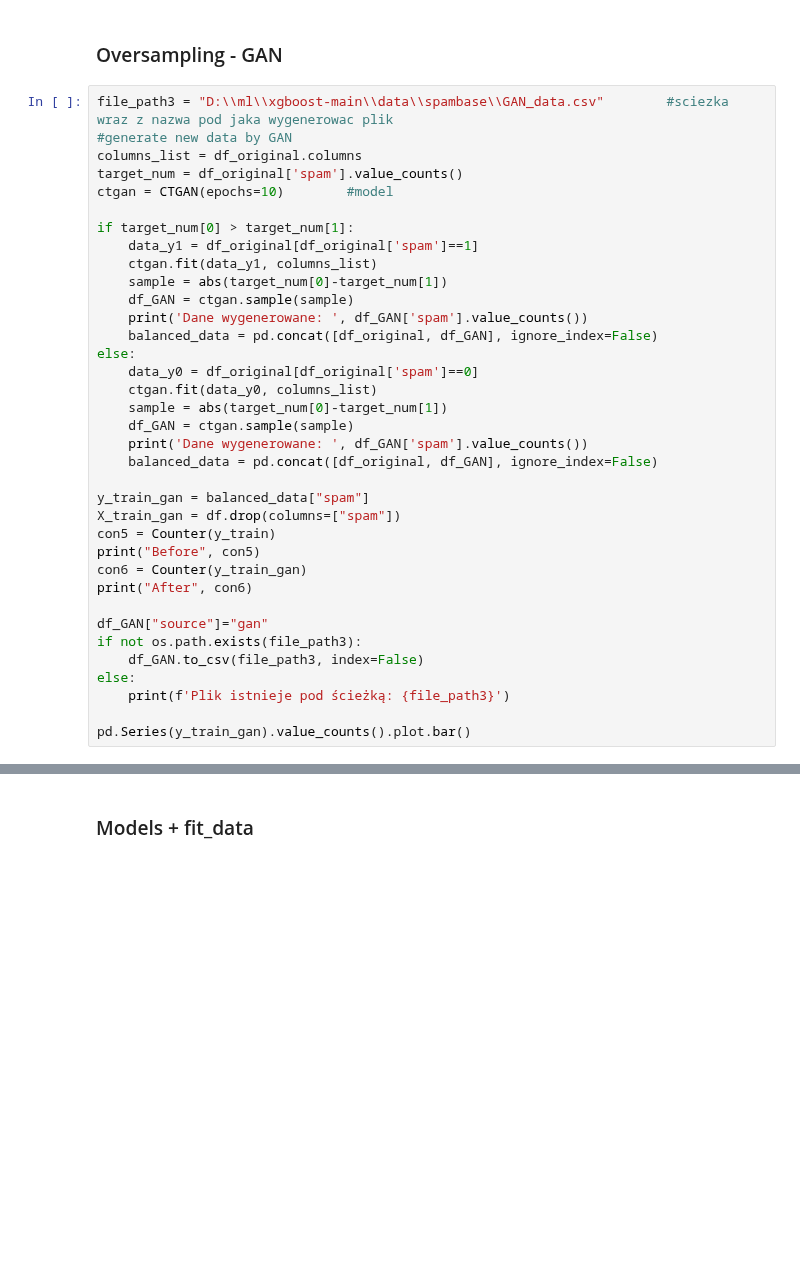
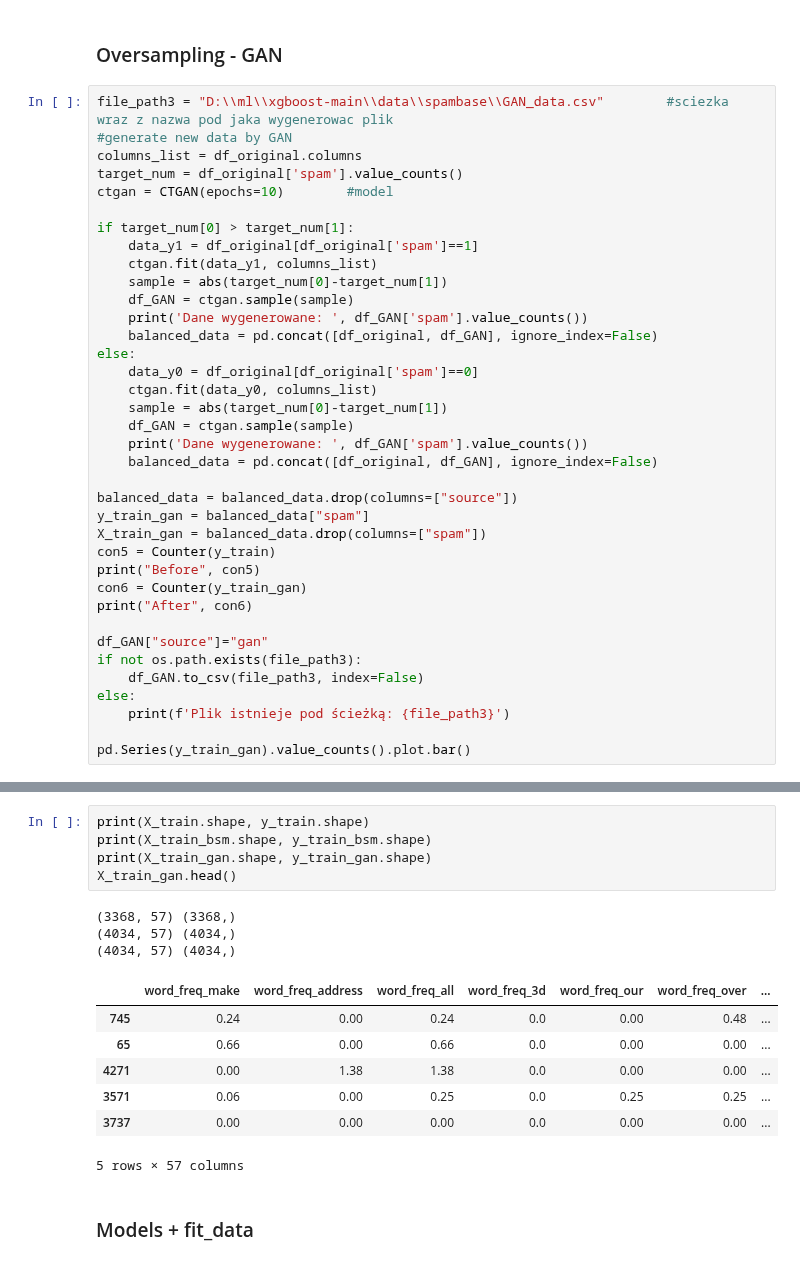
Before and after one commit to BeNNeTTcik/xgboost, a Jupyter notebook: notebooks/spam.ipynb, the cells around one changed output, grey strips where cells are left out. Drawn from its saved outputs; the diff is of its cells as text; blank space fills up the shorter version.

```diff
--- a/notebooks/spam.ipynb
+++ b/notebooks/spam.ipynb
@@ -161,8 +164,9 @@ else:
     print('Dane wygenerowane: ', df_GAN['spam'].value_counts())
     balanced_data = pd.concat([df_original, df_GAN], ignore_index=False)
 
+balanced_data = balanced_data.drop(columns=["source"])
 y_train_gan = balanced_data["spam"]
-X_train_gan = df.drop(columns=["spam"])
+X_train_gan = balanced_data.drop(columns=["spam"])
 con5 = Counter(y_train)
 print("Before", con5)
 con6 = Counter(y_train_gan)
@@ -184,5 +189,21 @@ After Counter({0: 2010, 1: 2010})
 <Axes: xlabel='spam'>
 [figure]
+# %%
+print(X_train.shape, y_train.shape)
+print(X_train_bsm.shape, y_train_bsm.shape)
+print(X_train_gan.shape, y_train_gan.shape)
+X_train_gan.head()
+# %% [output]
+(3368, 57) (3368,)
+(4034, 57) (4034,)
+(4034, 57) (4034,)
+|  | word_freq_make | word_freq_address | word_freq_all | word_freq_3d | word_freq_our | word_freq_over | ... |
+| 745 | 0.24 | 0.00 | 0.24 | 0.0 | 0.00 | 0.48 | ... |
+| 65 | 0.66 | 0.00 | 0.66 | 0.0 | 0.00 | 0.00 | ... |
+| 4271 | 0.00 | 1.38 | 1.38 | 0.0 | 0.00 | 0.00 | ... |
+| 3571 | 0.06 | 0.00 | 0.25 | 0.0 | 0.25 | 0.25 | ... |
+| 3737 | 0.00 | 0.00 | 0.00 | 0.0 | 0.00 | 0.00 | ... |
+5 rows × 57 columns
 # %% [markdown]
 ### Models + fit_data
 # %%
```
Also changed, not shown: parts of 6 cells of this notebook, 4 other files.
